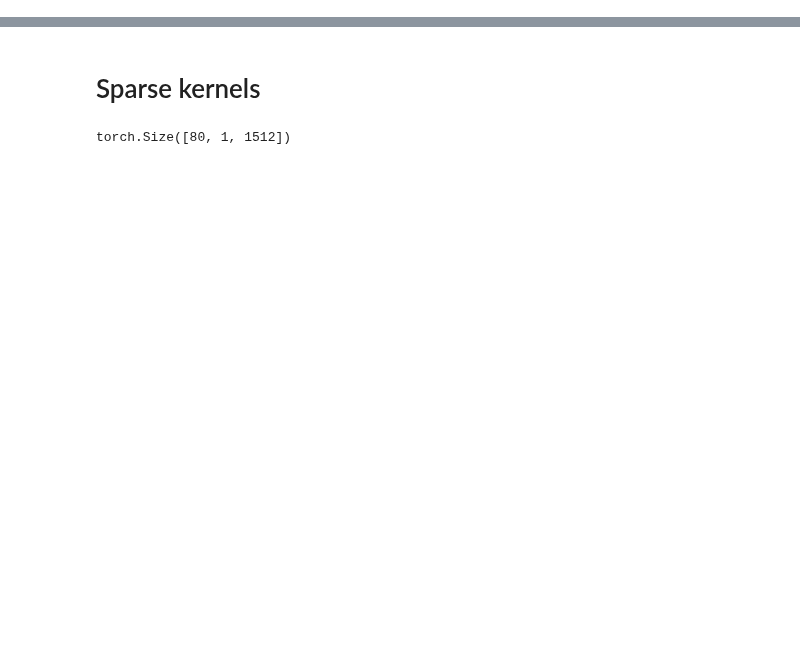
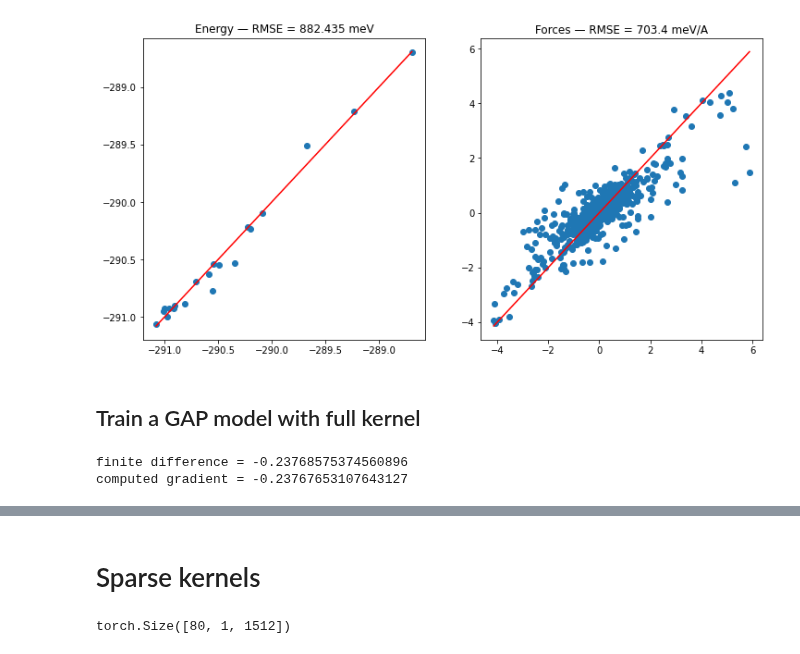
Before and after one commit to lab-cosmo/equistore-examples, a Jupyter notebook: gap-torch.ipynb, the cells around one changed output, grey strips where cells are left out. Saved outputs shown, nothing was run; the diff lists cells and outputs as text; code cells hidden in the pictures; blank space fills up the shorter version.

```diff
--- a/gap-torch.ipynb
+++ b/gap-torch.ipynb
@@ -401,0 +224,14 @@ parity_plot(test_energies, predicted.detach(), test_forces, predicted_forces)
+# %%
+predicted_energy, _ = model.predict(test_ps, with_forces=False)
+
+for frame in testing_frames:
+    frame.positions.grad = None
+
+predicted_energy.backward(-torch.ones_like(predicted_energy), retain_graph=True)
+predicted_forces = torch.vstack([frame.positions.grad for frame in testing_frames])
+
+parity_plot(test_energies, predicted_energy.detach(), test_forces, predicted_forces)
+# %% [output]
+[figure, added]
+# %% [markdown]
+## Train a GAP model with full kernel
@@ -401,0 +244,5 @@ parity_plot(test_energies, predicted.detach(), test_forces, predicted_forces)
+# %%
+check_finite_differences(model, testing_frames_np[0], delta=1e-6)
+# %% [output]
+finite difference = -0.23768575374560896
+computed gradient = -0.23767653107643127
```
Also changed, not shown: parts of 54 cells of this notebook, 13 other files.
